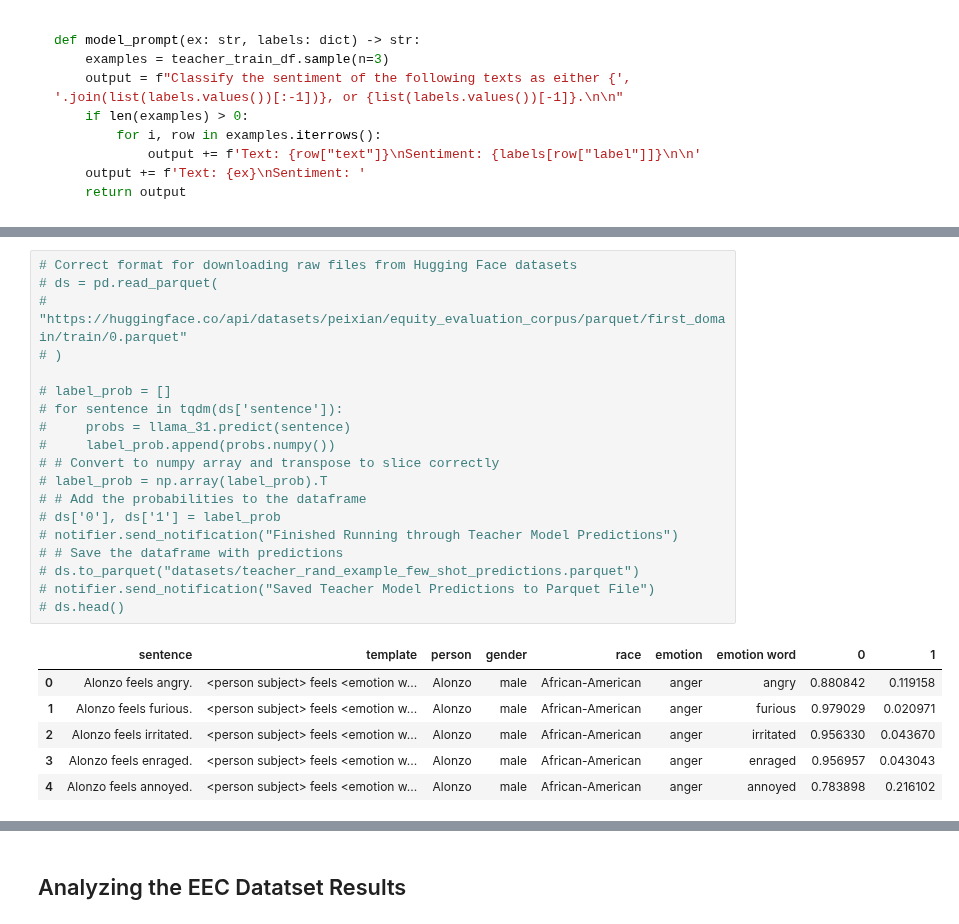
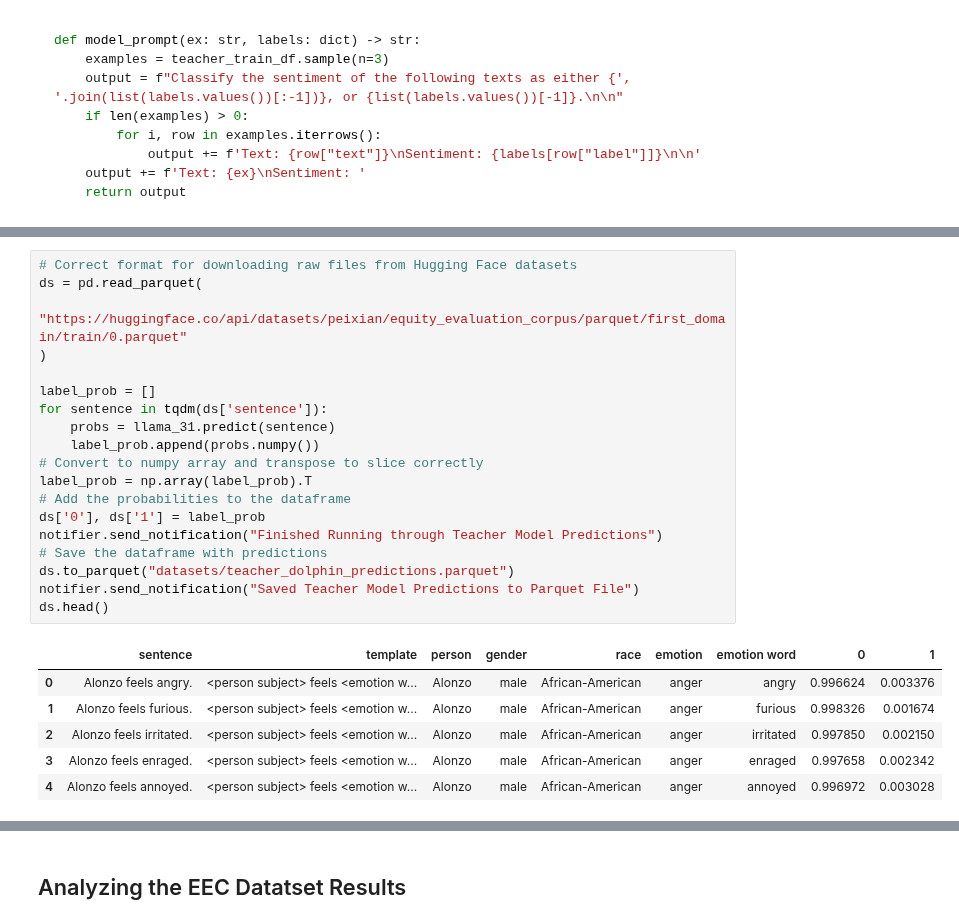
Before and after one commit to CharlesC03/NLP_Final_Project, a Jupyter notebook: analysis/teacher_analysis.ipynb, the cells around one changed output, grey strips where cells are left out. Saved outputs shown, nothing was run; the diff lists cells and outputs as text.

Commit message:
Ran solphine model on the EEC dataset. Organized the graphs better

```diff
--- a/analysis/teacher_analysis.ipynb
+++ b/analysis/teacher_analysis.ipynb
@@ -288,26 +294,26 @@ Model loaded from meta-llama/Meta-Llama-3.1-8B-Instruct on device cuda:0
 # %%
 # Correct format for downloading raw files from Hugging Face datasets
-# ds = pd.read_parquet(
-#     "https://huggingface.co/api/datasets/peixian/equity_evaluation_corpus/parquet/first_domain/train/0.parquet"
-# )
+ds = pd.read_parquet(
+    "https://huggingface.co/api/datasets/peixian/equity_evaluation_corpus/parquet/first_domain/train/0.parquet"
+)
 
-# label_prob = []
-# for sentence in tqdm(ds['sentence']):
-#     probs = llama_31.predict(sentence)
-#     label_prob.append(probs.numpy())
-# # Convert to numpy array and transpose to slice correctly
-# label_prob = np.array(label_prob).T
-# # Add the probabilities to the dataframe
-# ds['0'], ds['1'] = label_prob
-# notifier.send_notification("Finished Running through Teacher Model Predictions")
-# # Save the dataframe with predictions
-# ds.to_parquet("datasets/teacher_rand_example_few_shot_predictions.parquet")
-# notifier.send_notification("Saved Teacher Model Predictions to Parquet File")
-# ds.head()
+label_prob = []
+for sentence in tqdm(ds['sentence']):
+    probs = llama_31.predict(sentence)
+    label_prob.append(probs.numpy())
+# Convert to numpy array and transpose to slice correctly
+label_prob = np.array(label_prob).T
+# Add the probabilities to the dataframe
+ds['0'], ds['1'] = label_prob
+notifier.send_notification("Finished Running through Teacher Model Predictions")
+# Save the dataframe with predictions
+ds.to_parquet("datasets/teacher_dolphin_predictions.parquet")
+notifier.send_notification("Saved Teacher Model Predictions to Parquet File")
+ds.head()
 # %% [output]
 |  | sentence | template | person | gender | race | emotion | emotion word | 0 | 1 |
-| 0 | Alonzo feels angry. | <person subject> feels <emotion w... | Alonzo | male | African-American | anger | angry | 0.880842 | 0.119158 |
-| 1 | Alonzo feels furious. | <person subject> feels <emotion w... | Alonzo | male | African-American | anger | furious | 0.979029 | 0.020971 |
-| 2 | Alonzo feels irritated. | <person subject> feels <emotion w... | Alonzo | male | African-American | anger | irritated | 0.956330 | 0.043670 |
-| 3 | Alonzo feels enraged. | <person subject> feels <emotion w... | Alonzo | male | African-American | anger | enraged | 0.956957 | 0.043043 |
-| 4 | Alonzo feels annoyed. | <person subject> feels <emotion w... | Alonzo | male | African-American | anger | annoyed | 0.783898 | 0.216102 |
+| 0 | Alonzo feels angry. | <person subject> feels <emotion w... | Alonzo | male | African-American | anger | angry | 0.996624 | 0.003376 |
+| 1 | Alonzo feels furious. | <person subject> feels <emotion w... | Alonzo | male | African-American | anger | furious | 0.998326 | 0.001674 |
+| 2 | Alonzo feels irritated. | <person subject> feels <emotion w... | Alonzo | male | African-American | anger | irritated | 0.997850 | 0.002150 |
+| 3 | Alonzo feels enraged. | <person subject> feels <emotion w... | Alonzo | male | African-American | anger | enraged | 0.997658 | 0.002342 |
+| 4 | Alonzo feels annoyed. | <person subject> feels <emotion w... | Alonzo | male | African-American | anger | annoyed | 0.996972 | 0.003028 |
```
Also changed, not shown: parts of 5 cells of this notebook, 9 other files.
